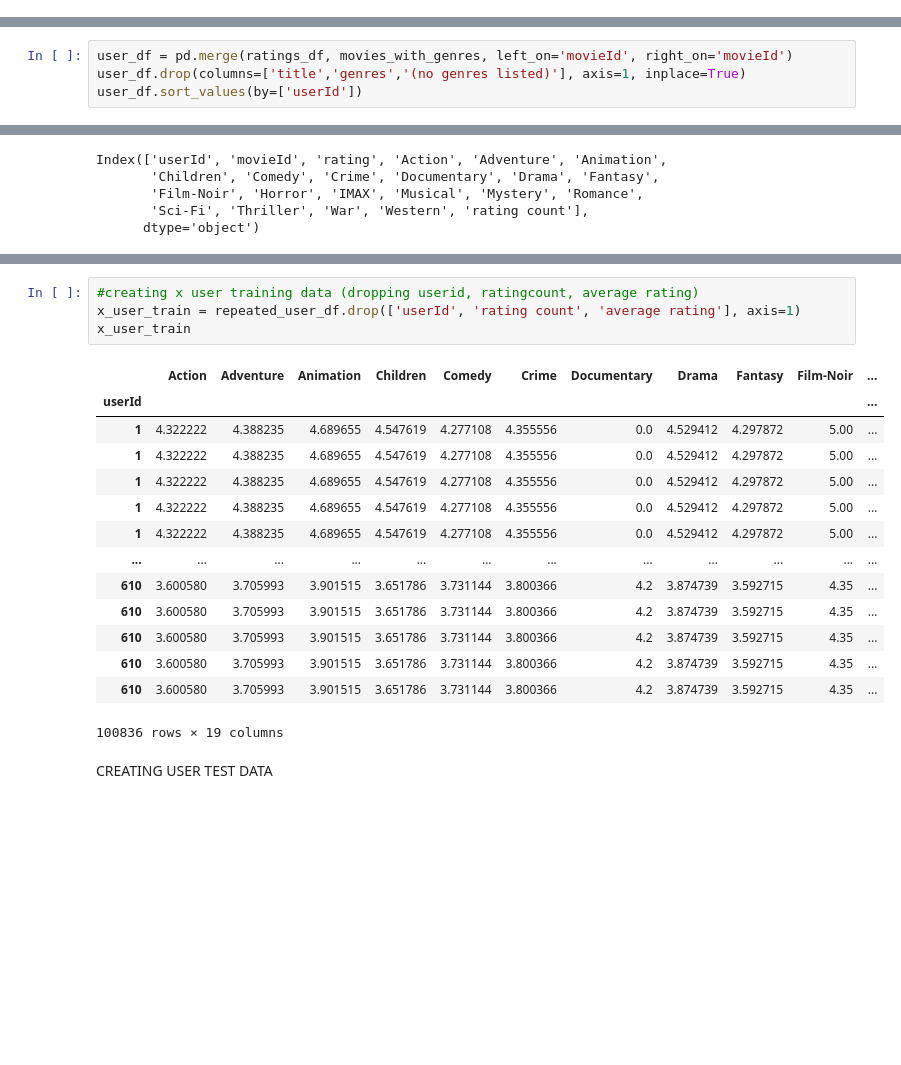
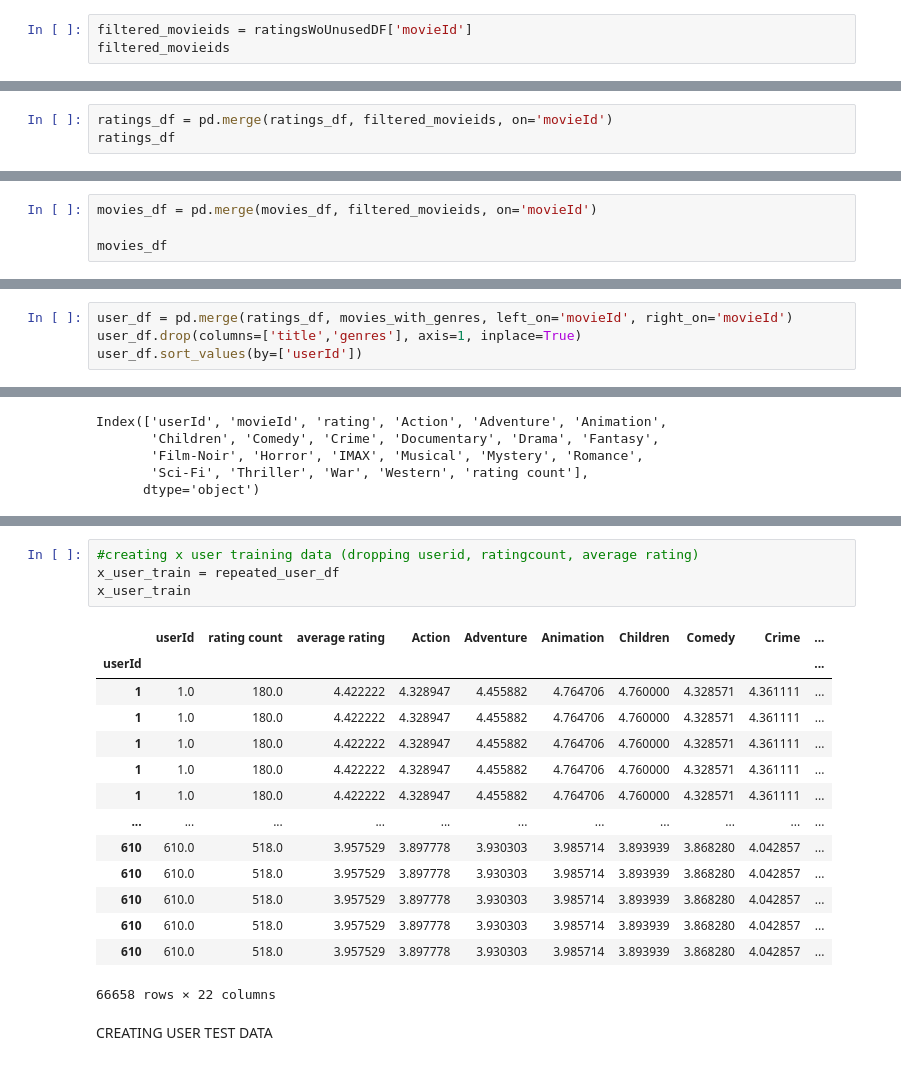
Before and after one commit to sewarslan/final_project, a Jupyter notebook: movie_recommender/creating_user_NN_data.ipynb, the cells around one changed output, grey strips where cells are left out. Drawn from its saved outputs; the diff is of its cells as text; blank space fills up the shorter version.

```diff
--- a/movie_recommender/creating_user_NN_data.ipynb
+++ b/movie_recommender/creating_user_NN_data.ipynb
@@ -32,0 +77,3 @@ ratings_df
+# %%
+filtered_movieids = ratingsWoUnusedDF['movieId']
+filtered_movieids
@@ -32,0 +93,3 @@ ratings_df
+# %%
+ratings_df = pd.merge(ratings_df, filtered_movieids, on='movieId')
+ratings_df
@@ -32,0 +110,4 @@ ratings_df
+# %%
+movies_df = pd.merge(movies_df, filtered_movieids, on='movieId')
+
+movies_df
@@ -68,6 +165,6 @@ movies_with_genres
 # %%
 user_df = pd.merge(ratings_df, movies_with_genres, left_on='movieId', right_on='movieId')
-user_df.drop(columns=['title','genres','(no genres listed)'], axis=1, inplace=True)
+user_df.drop(columns=['title','genres'], axis=1, inplace=True)
 user_df.sort_values(by=['userId'])
 # %% [output]
 |  | userId | movieId | rating | Action | Adventure | Animation | Children | Comedy | Crime | Documentary | ... |
@@ -268,22 +365,22 @@ repeated_user_df
 # %%
 #creating x user training data (dropping userid, ratingcount, average rating)
-x_user_train = repeated_user_df.drop(['userId', 'rating count', 'average rating'], axis=1)
+x_user_train = repeated_user_df
 x_user_train
 # %% [output]
-|  | Action | Adventure | Animation | Children | Comedy | Crime | Documentary | Drama | Fantasy | Film-Noir | ... |
-| userId |  |  |  |  |  |  |  |  |  |  | ... |
-| 1 | 4.322222 | 4.388235 | 4.689655 | 4.547619 | 4.277108 | 4.355556 | 0.0 | 4.529412 | 4.297872 | 5.00 | ... |
-| 1 | 4.322222 | 4.388235 | 4.689655 | 4.547619 | 4.277108 | 4.355556 | 0.0 | 4.529412 | 4.297872 | 5.00 | ... |
-| 1 | 4.322222 | 4.388235 | 4.689655 | 4.547619 | 4.277108 | 4.355556 | 0.0 | 4.529412 | 4.297872 | 5.00 | ... |
-| 1 | 4.322222 | 4.388235 | 4.689655 | 4.547619 | 4.277108 | 4.355556 | 0.0 | 4.529412 | 4.297872 | 5.00 | ... |
-| 1 | 4.322222 | 4.388235 | 4.689655 | 4.547619 | 4.277108 | 4.355556 | 0.0 | 4.529412 | 4.297872 | 5.00 | ... |
-| ... | ... | ... | ... | ... | ... | ... | ... | ... | ... | ... | ... |
-| 610 | 3.600580 | 3.705993 | 3.901515 | 3.651786 | 3.731144 | 3.800366 | 4.2 | 3.874739 | 3.592715 | 4.35 | ... |
-| 610 | 3.600580 | 3.705993 | 3.901515 | 3.651786 | 3.731144 | 3.800366 | 4.2 | 3.874739 | 3.592715 | 4.35 | ... |
-| 610 | 3.600580 | 3.705993 | 3.901515 | 3.651786 | 3.731144 | 3.800366 | 4.2 | 3.874739 | 3.592715 | 4.35 | ... |
-| 610 | 3.600580 | 3.705993 | 3.901515 | 3.651786 | 3.731144 | 3.800366 | 4.2 | 3.874739 | 3.592715 | 4.35 | ... |
-| 610 | 3.600580 | 3.705993 | 3.901515 | 3.651786 | 3.731144 | 3.800366 | 4.2 | 3.874739 | 3.592715 | 4.35 | ... |
+|  | userId | rating count | average rating | Action | Adventure | Animation | Children | Comedy | Crime | ... |
+| userId |  |  |  |  |  |  |  |  |  | ... |
+| 1 | 1.0 | 180.0 | 4.422222 | 4.328947 | 4.455882 | 4.764706 | 4.760000 | 4.328571 | 4.361111 | ... |
+| 1 | 1.0 | 180.0 | 4.422222 | 4.328947 | 4.455882 | 4.764706 | 4.760000 | 4.328571 | 4.361111 | ... |
+| 1 | 1.0 | 180.0 | 4.422222 | 4.328947 | 4.455882 | 4.764706 | 4.760000 | 4.328571 | 4.361111 | ... |
+| 1 | 1.0 | 180.0 | 4.422222 | 4.328947 | 4.455882 | 4.764706 | 4.760000 | 4.328571 | 4.361111 | ... |
+| 1 | 1.0 | 180.0 | 4.422222 | 4.328947 | 4.455882 | 4.764706 | 4.760000 | 4.328571 | 4.361111 | ... |
+| ... | ... | ... | ... | ... | ... | ... | ... | ... | ... | ... |
+| 610 | 610.0 | 518.0 | 3.957529 | 3.897778 | 3.930303 | 3.985714 | 3.893939 | 3.868280 | 4.042857 | ... |
+| 610 | 610.0 | 518.0 | 3.957529 | 3.897778 | 3.930303 | 3.985714 | 3.893939 | 3.868280 | 4.042857 | ... |
+| 610 | 610.0 | 518.0 | 3.957529 | 3.897778 | 3.930303 | 3.985714 | 3.893939 | 3.868280 | 4.042857 | ... |
+| 610 | 610.0 | 518.0 | 3.957529 | 3.897778 | 3.930303 | 3.985714 | 3.893939 | 3.868280 | 4.042857 | ... |
+| 610 | 610.0 | 518.0 | 3.957529 | 3.897778 | 3.930303 | 3.985714 | 3.893939 | 3.868280 | 4.042857 | ... |
-100836 rows × 19 columns
+66658 rows × 22 columns
 # %% [markdown]
 CREATING USER TEST DATA
 # %%
```
Also changed, not shown: parts of 34 cells of this notebook, 7 other files.
